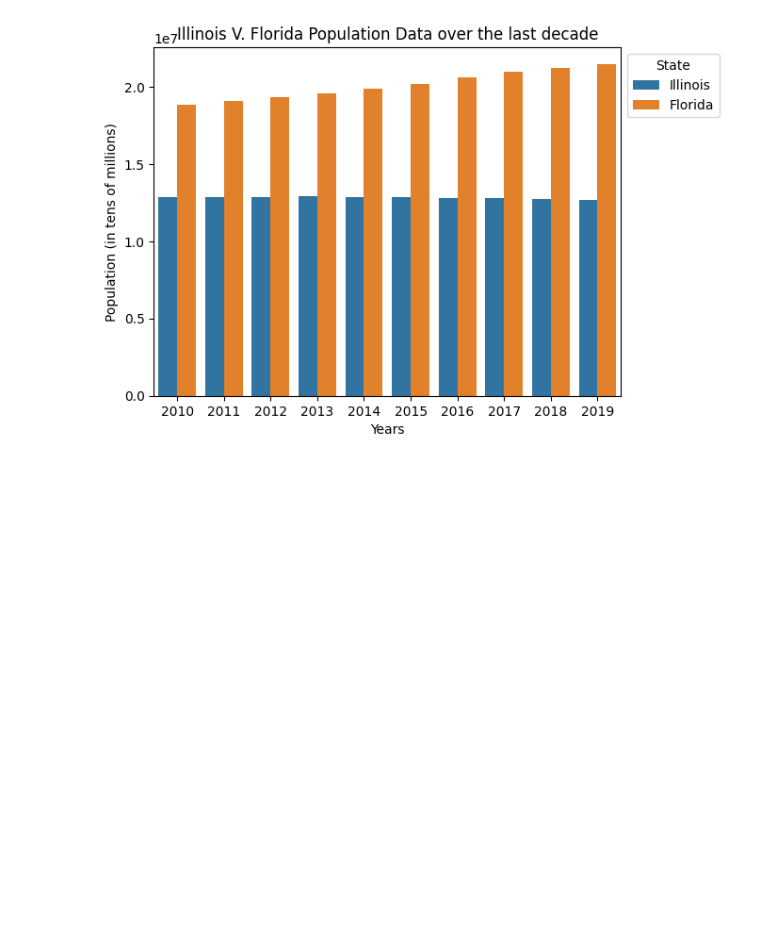
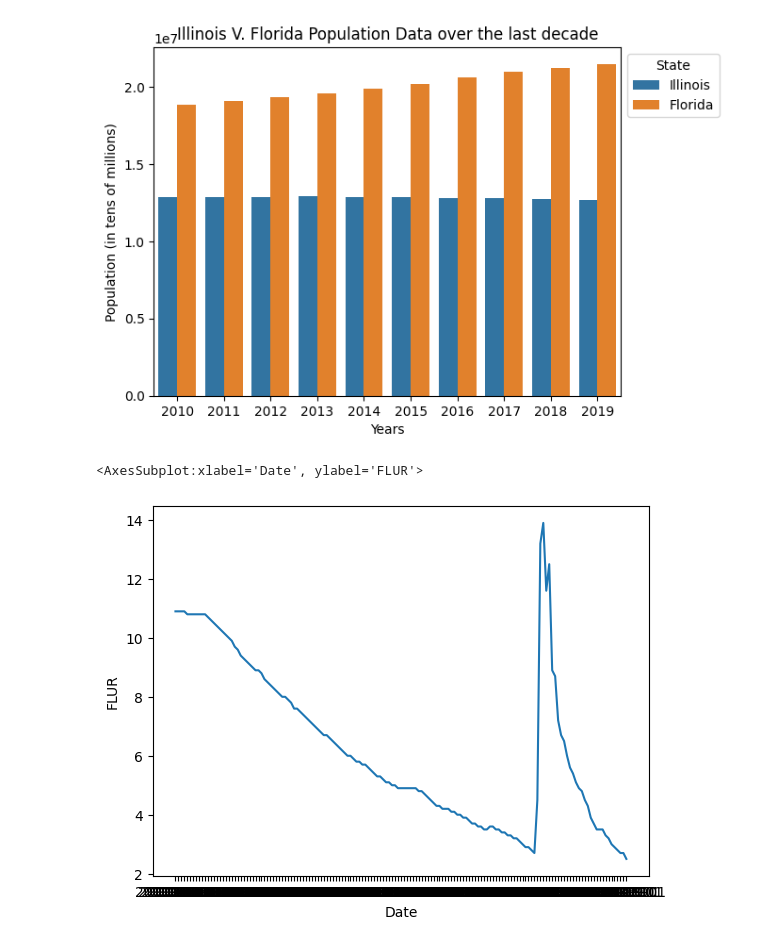
Before and after one commit to biancaatienza/418-project, a Jupyter notebook: Untitled.ipynb, the cells around one changed output. Saved outputs shown, nothing was run; the diff lists cells and outputs as text; code cells hidden in the pictures; blank space fills up the shorter version.

Commit message:
added florida code

```diff
--- a/Untitled.ipynb
+++ b/Untitled.ipynb
@@ -48,3 +48,10 @@ populationPlot.set(title = "Illinois V. Florida Population Data over the last de
 sns.move_legend(populationPlot, "upper left", bbox_to_anchor=(1, 1))
 # %% [output]
 [figure]
+# %%
+floridaUR = pd.read_csv("FLUR.csv")
+floridaUR
+sns.lineplot(x='Date', y='FLUR', data=floridaUR)
+# %% [output]
+<AxesSubplot:xlabel='Date', ylabel='FLUR'>
+[figure, added]
```
